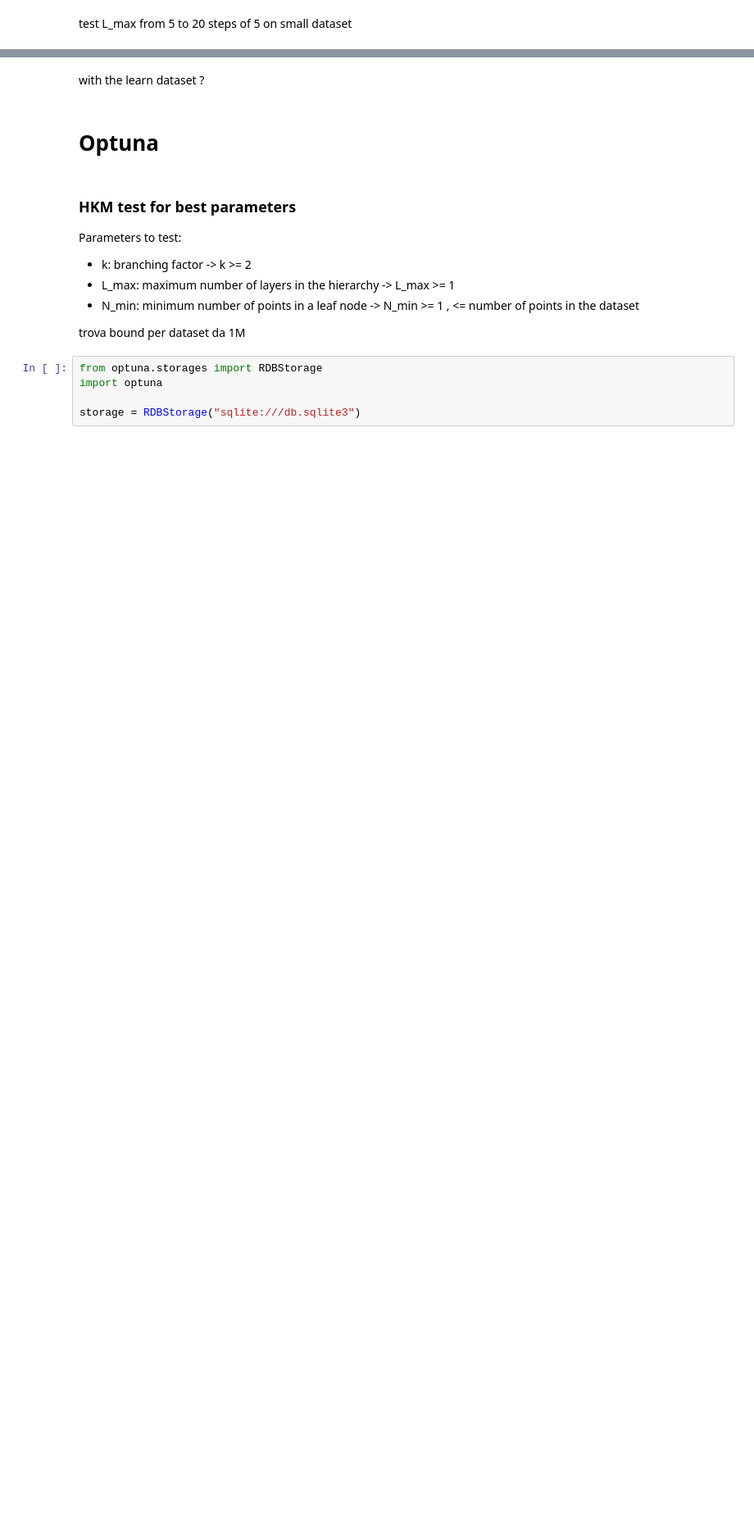
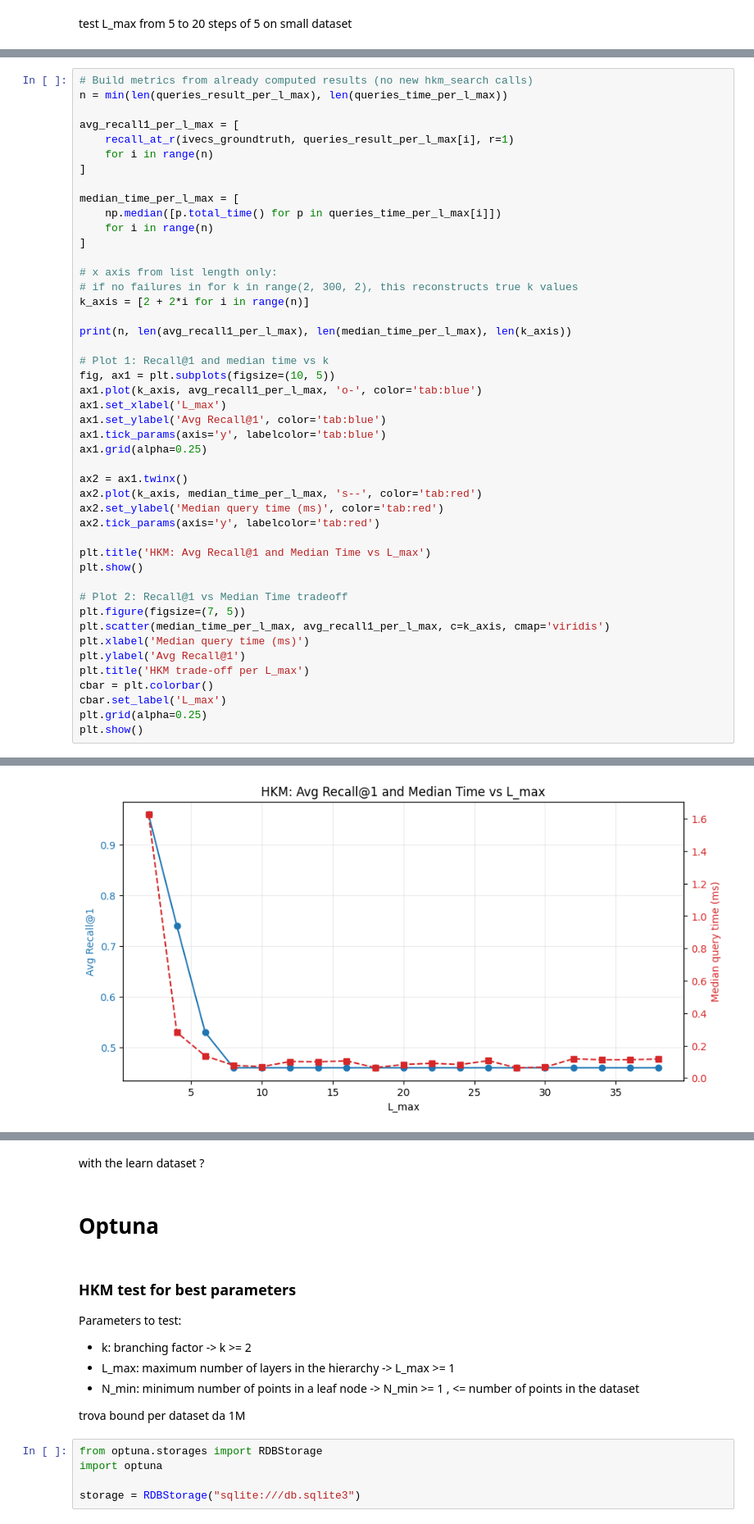
Before and after one commit to SirPhilip3/2nd-assignment-lmd-hkm, a Jupyter notebook: hkm.ipynb, the cells around one changed output, grey strips where cells are left out. Shown at 82% size. Saved outputs shown, nothing was run; the diff lists cells and outputs as text; blank space fills up the shorter version.

```diff
--- a/hkm.ipynb
+++ b/hkm.ipynb
@@ -647,0 +714,47 @@ plt.show()
+# %%
+# Build metrics from already computed results (no new hkm_search calls)
+n = min(len(queries_result_per_l_max), len(queries_time_per_l_max))
+
+avg_recall1_per_l_max = [
+    recall_at_r(ivecs_groundtruth, queries_result_per_l_max[i], r=1)
+    for i in range(n)
+]
+
+median_time_per_l_max = [
+    np.median([p.total_time() for p in queries_time_per_l_max[i]])
+    for i in range(n)
+]
+
+# x axis from list length only:
+# if no failures in for k in range(2, 300, 2), this reconstructs true k values
+k_axis = [2 + 2*i for i in range(n)]
+
+print(n, len(avg_recall1_per_l_max), len(median_time_per_l_max), len(k_axis))
+
+# Plot 1: Recall@1 and median time vs k
+fig, ax1 = plt.subplots(figsize=(10, 5))
+ax1.plot(k_axis, avg_recall1_per_l_max, 'o-', color='tab:blue')
+ax1.set_xlabel('L_max')
+ax1.set_ylabel('Avg Recall@1', color='tab:blue')
+ax1.tick_params(axis='y', labelcolor='tab:blue')
+ax1.grid(alpha=0.25)
+
+ax2 = ax1.twinx()
+ax2.plot(k_axis, median_time_per_l_max, 's--', color='tab:red')
+ax2.set_ylabel('Median query time (ms)', color='tab:red')
+ax2.tick_params(axis='y', labelcolor='tab:red')
+
+plt.title('HKM: Avg Recall@1 and Median Time vs L_max')
+plt.show()
+
+# Plot 2: Recall@1 vs Median Time tradeoff
+plt.figure(figsize=(7, 5))
+plt.scatter(median_time_per_l_max, avg_recall1_per_l_max, c=k_axis, cmap='viridis')
+plt.xlabel('Median query time (ms)')
+plt.ylabel('Avg Recall@1')
+plt.title('HKM trade-off per L_max')
+cbar = plt.colorbar()
+cbar.set_label('L_max')
+plt.grid(alpha=0.25)
+plt.show()
+# %% [output]
@@ -647,0 +762 @@ plt.show()
+[figure, added]
```
Also changed, not shown: parts of 13 cells of this notebook, 1 other file.
